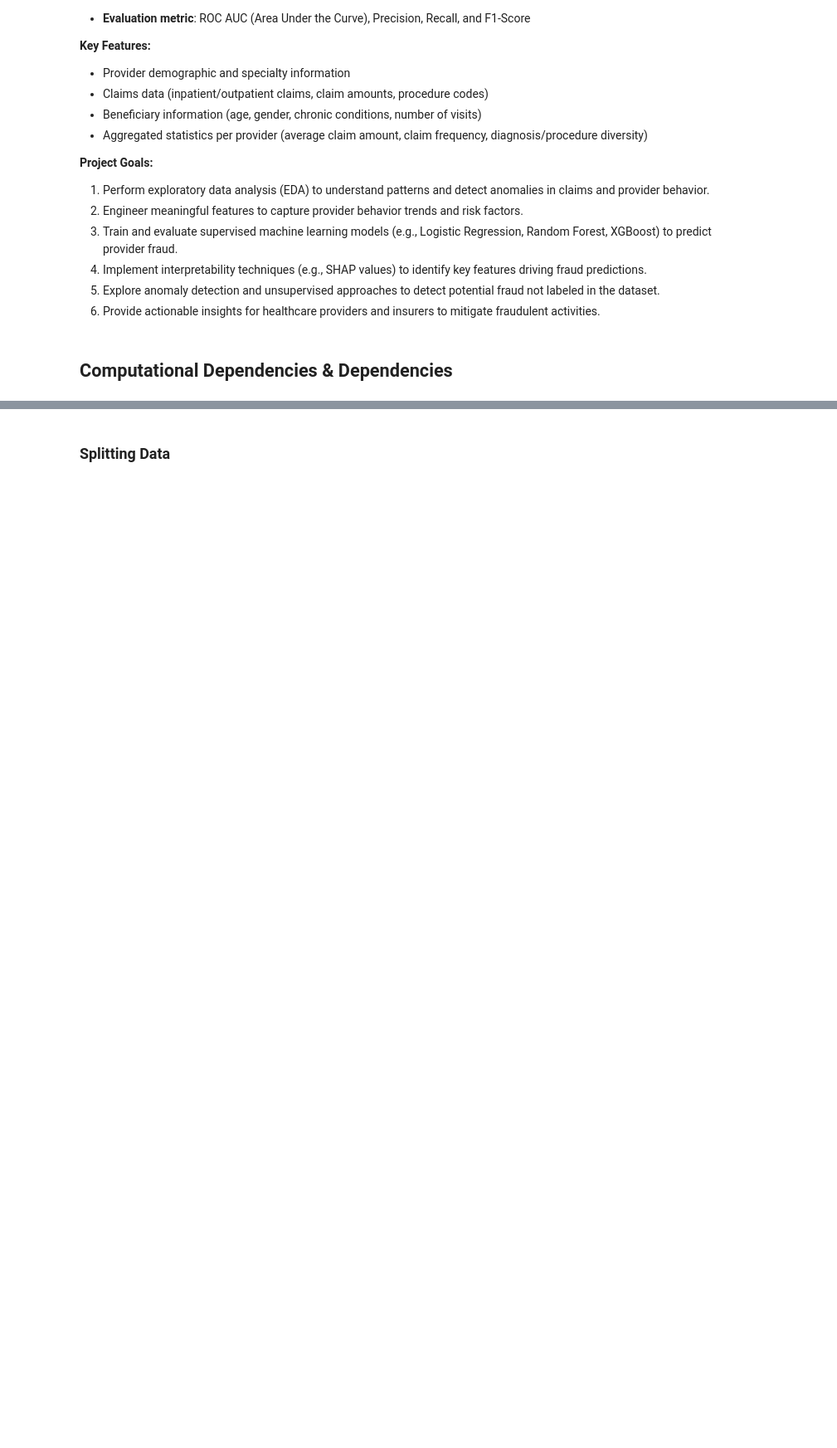
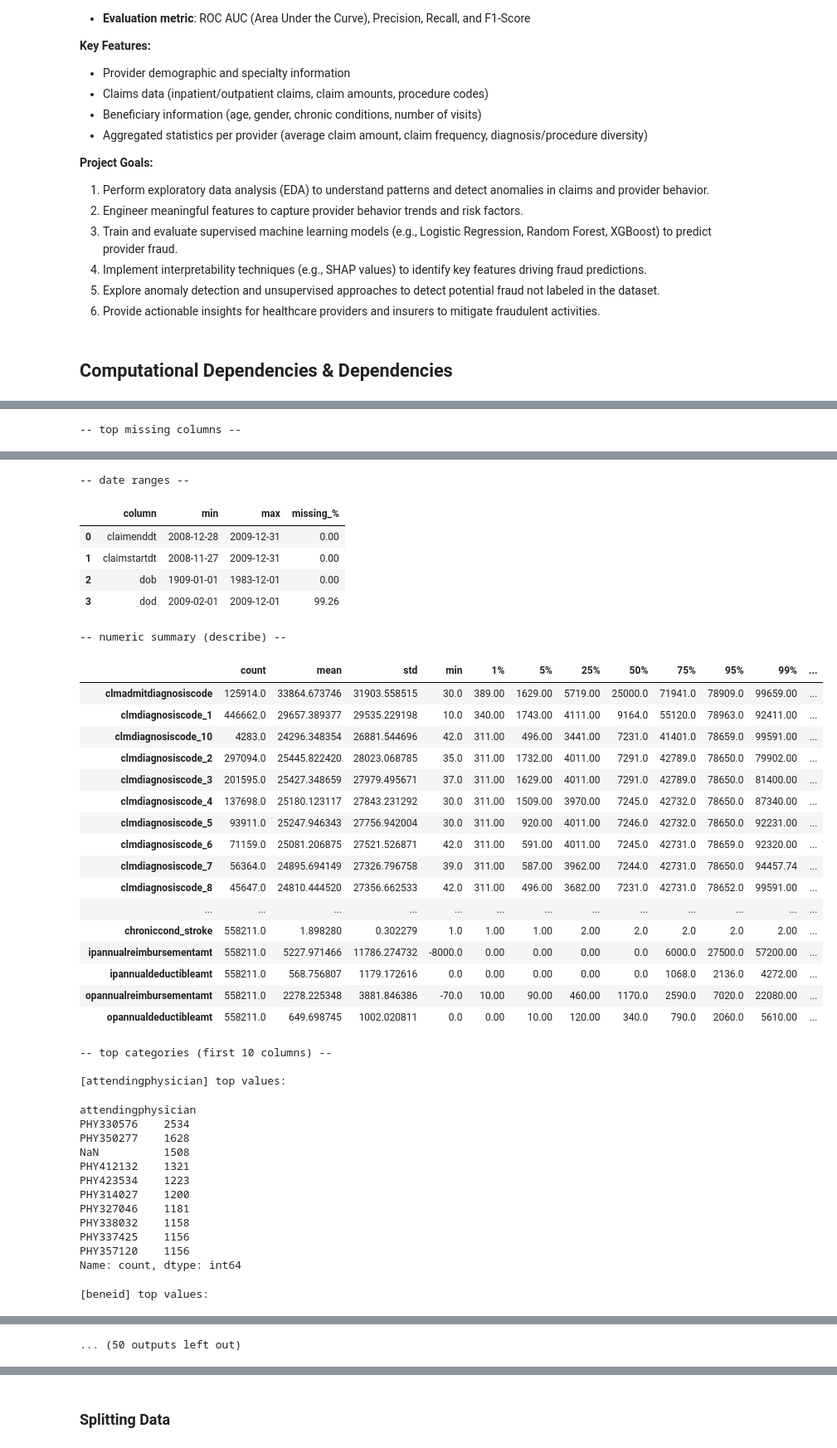
Before and after one commit to clarequek/insurance-fraud-machine-learning-model, a Jupyter notebook: Group_10_Notebook.ipynb, the cells around one changed output, grey strips where cells are left out. Shown at 83% size. Cells and saved outputs as stored; diff of their text form; code cells hidden in the pictures; blank space fills up the shorter version.

```diff
--- a/Group_10_Notebook.ipynb
+++ b/Group_10_Notebook.ipynb
@@ -266,0 +577,7 @@ test.to_csv("data/full_data_test.csv", index=False)
+# %%
+try:
+    eda_report(train_merged, "train_merged")
+    eda_report(test_merged,  "test_merged")
+except NameError:
+    print("Merged tables not found. Skip.")
+# %% [output]
@@ -266,0 +594 @@ test.to_csv("data/full_data_test.csv", index=False)
+-- top missing columns --
@@ -266,0 +612,40 @@ test.to_csv("data/full_data_test.csv", index=False)
+-- date ranges --
+|  | column | min | max | missing_% |
+| 0 | claimenddt | 2008-12-28 | 2009-12-31 | 0.00 |
+| 1 | claimstartdt | 2008-11-27 | 2009-12-31 | 0.00 |
+| 2 | dob | 1909-01-01 | 1983-12-01 | 0.00 |
+| 3 | dod | 2009-02-01 | 2009-12-01 | 99.26 |
+-- numeric summary (describe) --
+|  | count | mean | std | min | 1% | 5% | 25% | 50% | 75% | 95% | 99% | ... |
+| clmadmitdiagnosiscode | 125914.0 | 33864.673746 | 31903.558515 | 30.0 | 389.00 | 1629.00 | 5719.00 | 25000.0 | 71941.0 | 78909.0 | 99659.00 | ... |
+| clmdiagnosiscode_1 | 446662.0 | 29657.389377 | 29535.229198 | 10.0 | 340.00 | 1743.00 | 4111.00 | 9164.0 | 55120.0 | 78963.0 | 92411.00 | ... |
+| clmdiagnosiscode_10 | 4283.0 | 24296.348354 | 26881.544696 | 42.0 | 311.00 | 496.00 | 3441.00 | 7231.0 | 41401.0 | 78659.0 | 99591.00 | ... |
+| clmdiagnosiscode_2 | 297094.0 | 25445.822420 | 28023.068785 | 35.0 | 311.00 | 1732.00 | 4011.00 | 7291.0 | 42789.0 | 78650.0 | 79902.00 | ... |
+| clmdiagnosiscode_3 | 201595.0 | 25427.348659 | 27979.495671 | 37.0 | 311.00 | 1629.00 | 4011.00 | 7291.0 | 42789.0 | 78650.0 | 81400.00 | ... |
+| clmdiagnosiscode_4 | 137698.0 | 25180.123117 | 27843.231292 | 30.0 | 311.00 | 1509.00 | 3970.00 | 7245.0 | 42732.0 | 78650.0 | 87340.00 | ... |
+| clmdiagnosiscode_5 | 93911.0 | 25247.946343 | 27756.942004 | 30.0 | 311.00 | 920.00 | 4011.00 | 7246.0 | 42732.0 | 78650.0 | 92231.00 | ... |
+| clmdiagnosiscode_6 | 71159.0 | 25081.206875 | 27521.526871 | 42.0 | 311.00 | 591.00 | 4011.00 | 7245.0 | 42731.0 | 78659.0 | 92320.00 | ... |
+| clmdiagnosiscode_7 | 56364.0 | 24895.694149 | 27326.796758 | 39.0 | 311.00 | 587.00 | 3962.00 | 7244.0 | 42731.0 | 78650.0 | 94457.74 | ... |
+| clmdiagnosiscode_8 | 45647.0 | 24810.444520 | 27356.662533 | 42.0 | 311.00 | 496.00 | 3682.00 | 7231.0 | 42731.0 | 78652.0 | 99591.00 | ... |
+| ... | ... | ... | ... | ... | ... | ... | ... | ... | ... | ... | ... | ... |
+| chroniccond_stroke | 558211.0 | 1.898280 | 0.302279 | 1.0 | 1.00 | 1.00 | 2.00 | 2.0 | 2.0 | 2.0 | 2.00 | ... |
+| ipannualreimbursementamt | 558211.0 | 5227.971466 | 11786.274732 | -8000.0 | 0.00 | 0.00 | 0.00 | 0.0 | 6000.0 | 27500.0 | 57200.00 | ... |
+| ipannualdeductibleamt | 558211.0 | 568.756807 | 1179.172616 | 0.0 | 0.00 | 0.00 | 0.00 | 0.0 | 1068.0 | 2136.0 | 4272.00 | ... |
+| opannualreimbursementamt | 558211.0 | 2278.225348 | 3881.846386 | -70.0 | 10.00 | 90.00 | 460.00 | 1170.0 | 2590.0 | 7020.0 | 22080.00 | ... |
+| opannualdeductibleamt | 558211.0 | 649.698745 | 1002.020811 | 0.0 | 0.00 | 10.00 | 120.00 | 340.0 | 790.0 | 2060.0 | 5610.00 | ... |
+-- top categories (first 10 columns) --
+
+[attendingphysician] top values:
+attendingphysician
+PHY330576    2534
+PHY350277    1628
+NaN          1508
+PHY412132    1321
+PHY423534    1223
+PHY314027    1200
+PHY327046    1181
+PHY338032    1158
+PHY337425    1156
+PHY357120    1156
+Name: count, dtype: int64
+[beneid] top values:
@@ -266,0 +664 @@ test.to_csv("data/full_data_test.csv", index=False)
+... (50 outputs left out)
```
Also changed, not shown: parts of 31 cells of this notebook, 1 other file.
